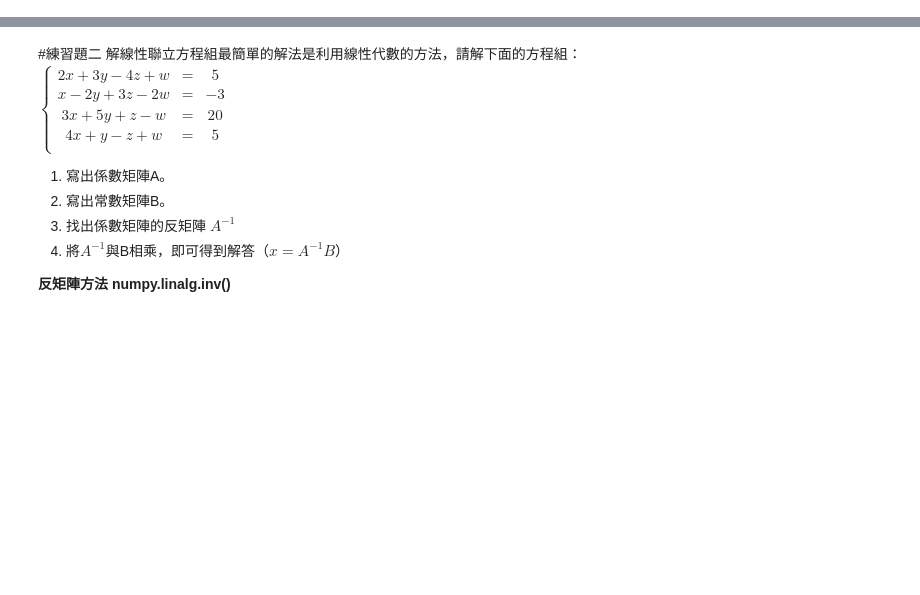
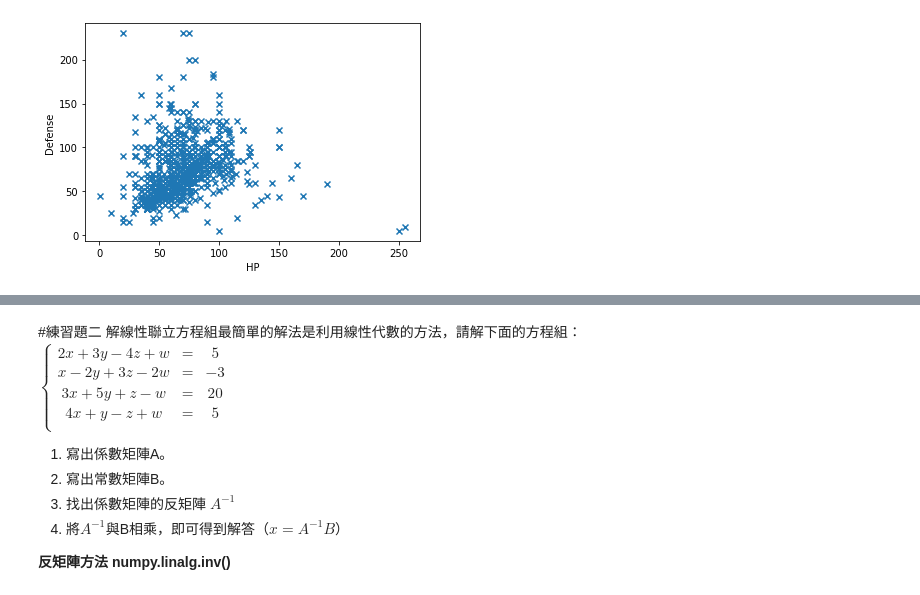
Before and after one commit to weilipan/MachineLearing, a Jupyter notebook: 1_3練習題.ipynb, the cells around one changed output, grey strips where cells are left out. Cells and saved outputs as stored; diff of their text form; code cells hidden in the pictures; blank space fills up the shorter version.

```diff
--- a/1_3練習題.ipynb
+++ b/1_3練習題.ipynb
@@ -13,0 +59,12 @@
+# %%
+# 針對Attack,Defense欄位繪製散點圖，並找出「攻防一體皆強」的pokemon。
+import pandas as pd
+import numpy as np
+import matplotlib.pyplot as plt
+df=pd.read_csv('pokemon.csv')
+plt.scatter(df['HP'],df['Defense'],marker='x')
+plt.xlabel('HP')
+plt.ylabel('Defense')
+plt.show()
+# %% [output]
+[figure, added]
```
Also changed, not shown: parts of 13 cells of this notebook.
